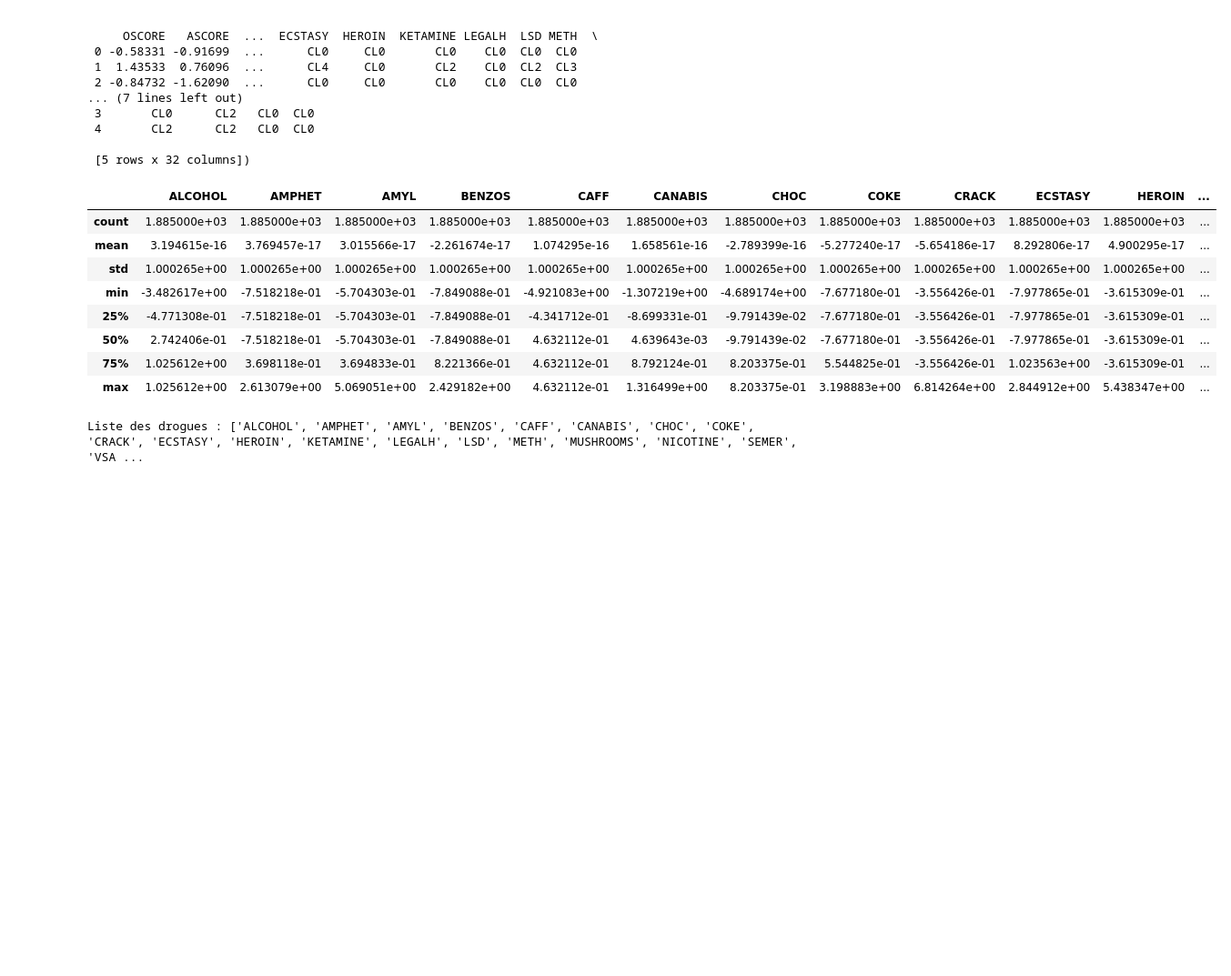
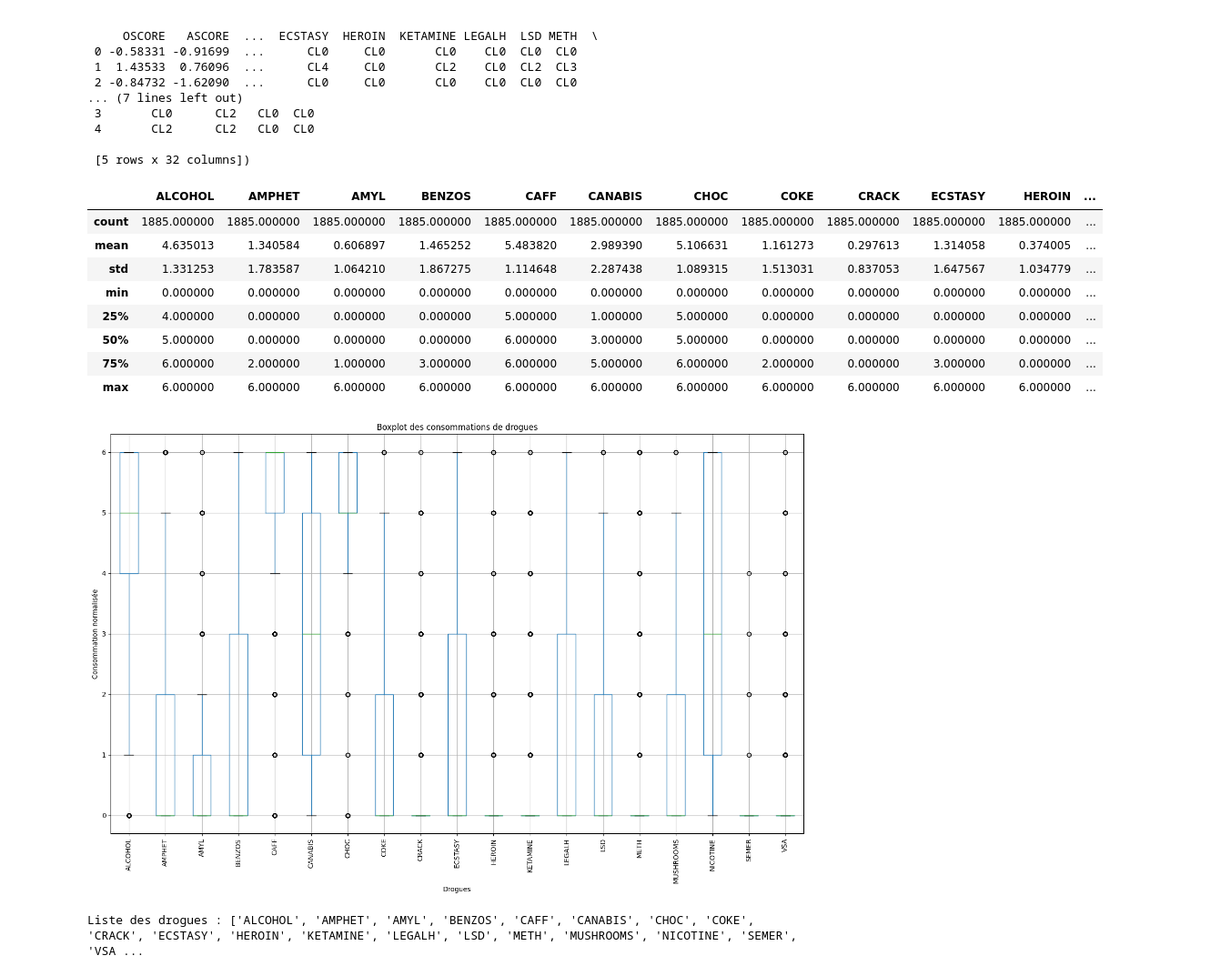
Before and after one commit to BZKgenesis/M8-project, a Jupyter notebook: regression.ipynb, the cells around one changed output. Shown at 91% size. Drawn from its saved outputs; the diff is of its cells as text; code cells hidden in the pictures; blank space fills up the shorter version.

Commit message:
edit commentaire regressions + edit info.md (numérisation des consommations)

```diff
--- a/regression.ipynb
+++ b/regression.ipynb
@@ -44,44 +44,53 @@ memory usage: 471.4+ KB
 
  [5 rows x 32 columns])
 # %%
-
-
-#-------------------------------
 import numpy as np
 columns = df.columns
 
-# Mapping des classes de consommation à des valeurs numériques
+# Mapping des classes de consommation à des valeurs continues (on transforme les données discrètes en continues)
 consumption_map = {
     "CL0": 0, "CL1": 1, "CL2": 2, "CL3": 3, "CL4": 4, "CL5": 5, "CL6": 6
 }
 drug_columns = columns[13:]  # de ALCOHOL à VSA
 
-NORMALIZE = True  # Flag pour normaliser les données
+NORMALIZE = False  # Flag pour normaliser les données (on normalise si on veut comparer les coéfficients entre drogues)
 
 # Convertir les colonnes de consommation
 for col in drug_columns:
     df[col] = df[col].map(consumption_map)
     if NORMALIZE:
         df[col] = df[col] - np.mean(df[col])  # Centrer les données
         df[col] = df[col]/ np.std(df[col])  # Normaliser les données
 
 # Convertir les colonnes numériques en float
 for col in columns[1:13]:
-    df[col] = pd.to_numeric(df[col], errors='coerce')
+    df[col] = pd.to_numeric(df[col], errors='coerce') #(coerce pour éviter les erreurs de conversion, ça mettra NaN si la conversion échoue)
+
+
+plt.figure(figsize=(15, 10))
+df[drug_columns].boxplot(rot=90)
+plt.title('Boxplot des consommations de drogues')
+plt.xlabel('Drogues')
+plt.ylabel('Consommation normalisée')
+plt.tight_layout()
+# On vas pas l'utiliser car les données sont en 7 catégories, donc le boxplot n'est pas pertinent
+
 
 # Vérification rapide après transformation
-df[drug_columns].describe()
-#-------------------------------
+df[drug_columns].describe() # on affiche le nombre de valeurs, la moyenne, l'écart-type, les min, max et les quartiles
+
+# boxplot des drogues
 # %% [output]
 |  | ALCOHOL | AMPHET | AMYL | BENZOS | CAFF | CANABIS | CHOC | COKE | CRACK | ECSTASY | HEROIN | ... |
-| count | 1.885000e+03 | 1.885000e+03 | 1.885000e+03 | 1.885000e+03 | 1.885000e+03 | 1.885000e+03 | 1.885000e+03 | 1.885000e+03 | 1.885000e+03 | 1.885000e+03 | 1.885000e+03 | ... |
-| mean | 3.194615e-16 | 3.769457e-17 | 3.015566e-17 | -2.261674e-17 | 1.074295e-16 | 1.658561e-16 | -2.789399e-16 | -5.277240e-17 | -5.654186e-17 | 8.292806e-17 | 4.900295e-17 | ... |
-| std | 1.000265e+00 | 1.000265e+00 | 1.000265e+00 | 1.000265e+00 | 1.000265e+00 | 1.000265e+00 | 1.000265e+00 | 1.000265e+00 | 1.000265e+00 | 1.000265e+00 | 1.000265e+00 | ... |
-| min | -3.482617e+00 | -7.518218e-01 | -5.704303e-01 | -7.849088e-01 | -4.921083e+00 | -1.307219e+00 | -4.689174e+00 | -7.677180e-01 | -3.556426e-01 | -7.977865e-01 | -3.615309e-01 | ... |
-| 25% | -4.771308e-01 | -7.518218e-01 | -5.704303e-01 | -7.849088e-01 | -4.341712e-01 | -8.699331e-01 | -9.791439e-02 | -7.677180e-01 | -3.556426e-01 | -7.977865e-01 | -3.615309e-01 | ... |
-| 50% | 2.742406e-01 | -7.518218e-01 | -5.704303e-01 | -7.849088e-01 | 4.632112e-01 | 4.639643e-03 | -9.791439e-02 | -7.677180e-01 | -3.556426e-01 | -7.977865e-01 | -3.615309e-01 | ... |
-| 75% | 1.025612e+00 | 3.698118e-01 | 3.694833e-01 | 8.221366e-01 | 4.632112e-01 | 8.792124e-01 | 8.203375e-01 | 5.544825e-01 | -3.556426e-01 | 1.023563e+00 | -3.615309e-01 | ... |
-| max | 1.025612e+00 | 2.613079e+00 | 5.069051e+00 | 2.429182e+00 | 4.632112e-01 | 1.316499e+00 | 8.203375e-01 | 3.198883e+00 | 6.814264e+00 | 2.844912e+00 | 5.438347e+00 | ... |
+| count | 1885.000000 | 1885.000000 | 1885.000000 | 1885.000000 | 1885.000000 | 1885.000000 | 1885.000000 | 1885.000000 | 1885.000000 | 1885.000000 | 1885.000000 | ... |
+| mean | 4.635013 | 1.340584 | 0.606897 | 1.465252 | 5.483820 | 2.989390 | 5.106631 | 1.161273 | 0.297613 | 1.314058 | 0.374005 | ... |
+| std | 1.331253 | 1.783587 | 1.064210 | 1.867275 | 1.114648 | 2.287438 | 1.089315 | 1.513031 | 0.837053 | 1.647567 | 1.034779 | ... |
+| min | 0.000000 | 0.000000 | 0.000000 | 0.000000 | 0.000000 | 0.000000 | 0.000000 | 0.000000 | 0.000000 | 0.000000 | 0.000000 | ... |
+| 25% | 4.000000 | 0.000000 | 0.000000 | 0.000000 | 5.000000 | 1.000000 | 5.000000 | 0.000000 | 0.000000 | 0.000000 | 0.000000 | ... |
+| 50% | 5.000000 | 0.000000 | 0.000000 | 0.000000 | 6.000000 | 3.000000 | 5.000000 | 0.000000 | 0.000000 | 0.000000 | 0.000000 | ... |
+| 75% | 6.000000 | 2.000000 | 1.000000 | 3.000000 | 6.000000 | 5.000000 | 6.000000 | 2.000000 | 0.000000 | 3.000000 | 0.000000 | ... |
+| max | 6.000000 | 6.000000 | 6.000000 | 6.000000 | 6.000000 | 6.000000 | 6.000000 | 6.000000 | 6.000000 | 6.000000 | 6.000000 | ... |
+[figure, added]
 # %%
 def regression(y_column:str,X_columns:list):
 
```
Also changed, not shown: parts of 2 cells of this notebook, 1 other file.
